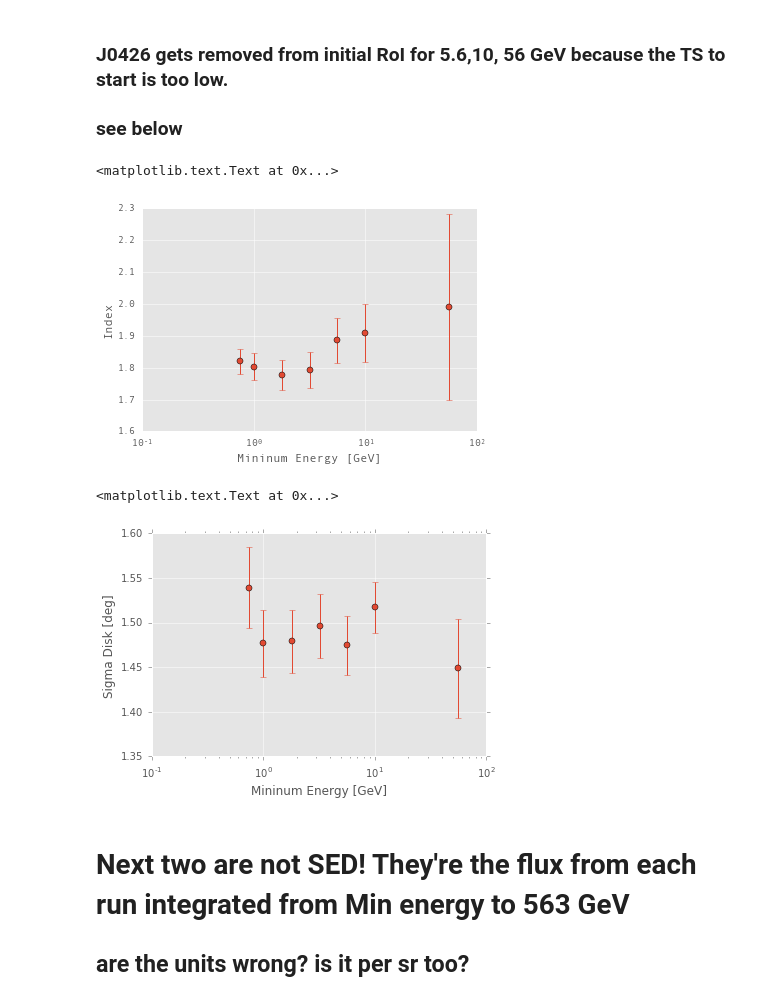
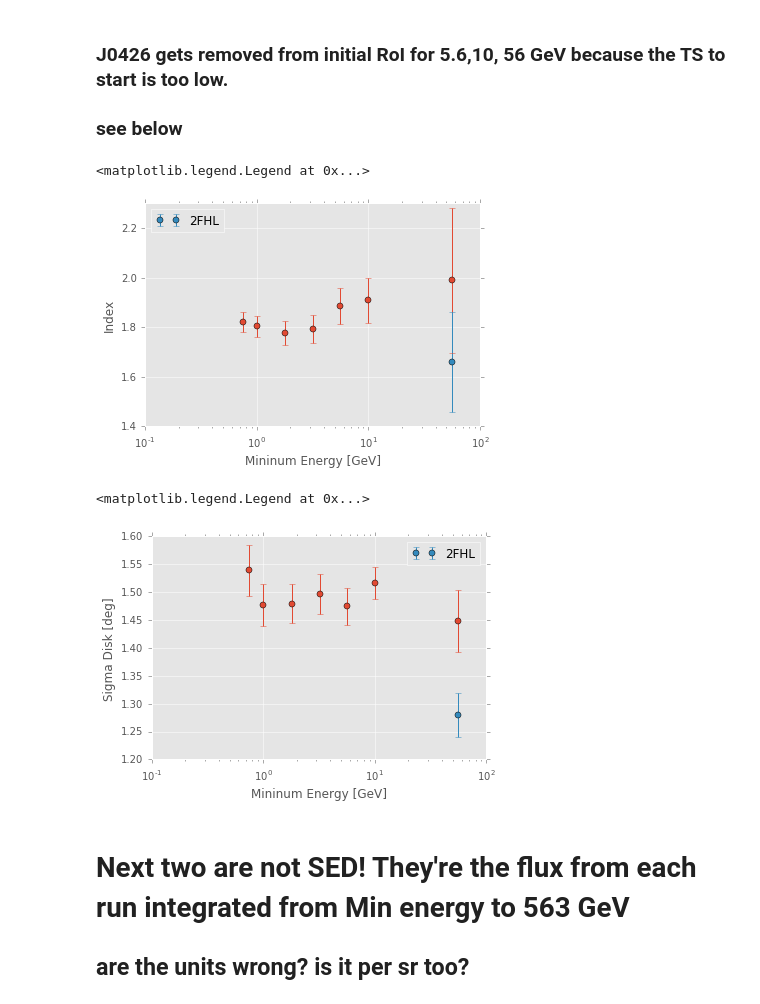
Before and after one commit to bbw7561135/ipynbs, a Jupyter notebook: G150.3+4.5.ipynb, the cells around one changed output. Cells and saved outputs as stored; diff of their text form; code cells hidden in the pictures.

Commit message:
G150: added 2FHL data points
-Added 2FHL points to index, sigma plots

```diff
--- a/G150.3+4.5.ipynb
+++ b/G150.3+4.5.ipynb
@@ -558,6 +558,10 @@ TS0425_0 = np.nan_to_num(TSD0425)
 TS0423_0 = np.nan_to_num(TSD0423)
 #TS0425_0 = [x[-1] if isinstance(x,list) else 0 for x in TSD0425]
 x = [1,1.8,3.2,5.6,10,56,0.749]
+fhl2Ind = 1.66
+fhl2IndErr = 0.2
+fhl2Sig = 1.28
+fhl2SigErr = 0.04
 # %% [markdown]
 ### i should add the 2FHL values to all the below plots
 # %%
@@ -591,19 +595,23 @@ plt.ylabel('TS')
 # %%
 plt.errorbar(x,indexD,yerr=indexDErr,fmt = 'o') #this doesn't really do anything but scale
 plt.semilogx()
 plt.xlabel('Mininum Energy [GeV]')
 plt.ylabel('Index')
+plt.errorbar(56,fhl2Ind,yerr=fhl2IndexErr,fmt = 'o',label = '2FHL') #this doesn't really do anything but scale
+plt.legend(loc= 'best')
 # %% [output]
-<matplotlib.text.Text at 0x...>
+<matplotlib.legend.Legend at 0x...>
-[figure, old version]
+[figure, new version]
 # %%
 plt.errorbar(x,sigD,yerr=sigDErr,fmt = 'o') #this doesn't really do anything but scale
 plt.semilogx()
 plt.xlabel('Mininum Energy [GeV]')
 plt.ylabel('Sigma Disk [deg]')
+plt.errorbar(56,fhl2Sig,yerr=fhl2SigErr,fmt = 'o',label = '2FHL') #this doesn't really do anything but scale
+plt.legend(loc= 'best')
 # %% [output]
-<matplotlib.text.Text at 0x...>
+<matplotlib.legend.Legend at 0x...>
-[figure, old version]
+[figure, new version]
 # %% [markdown]
 # Next two are not SED! They're the flux from each run integrated from Min energy to 563 GeV
 ## are the units wrong? is it per sr too?
```
